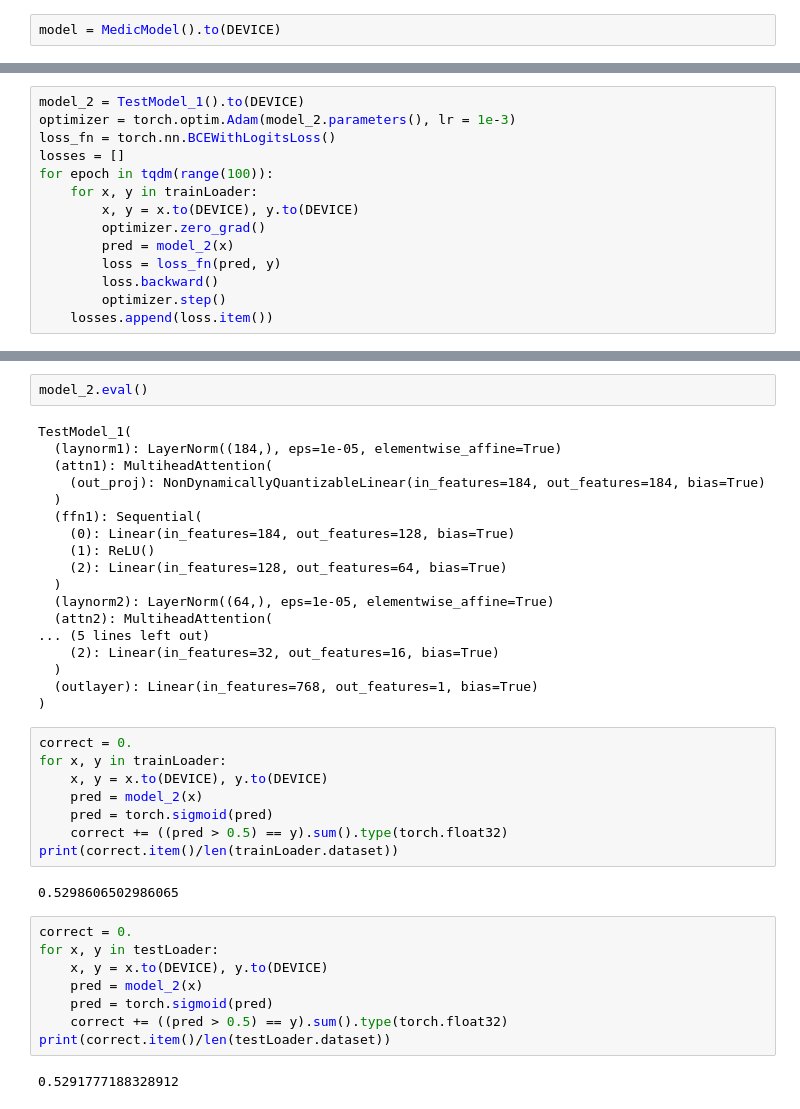
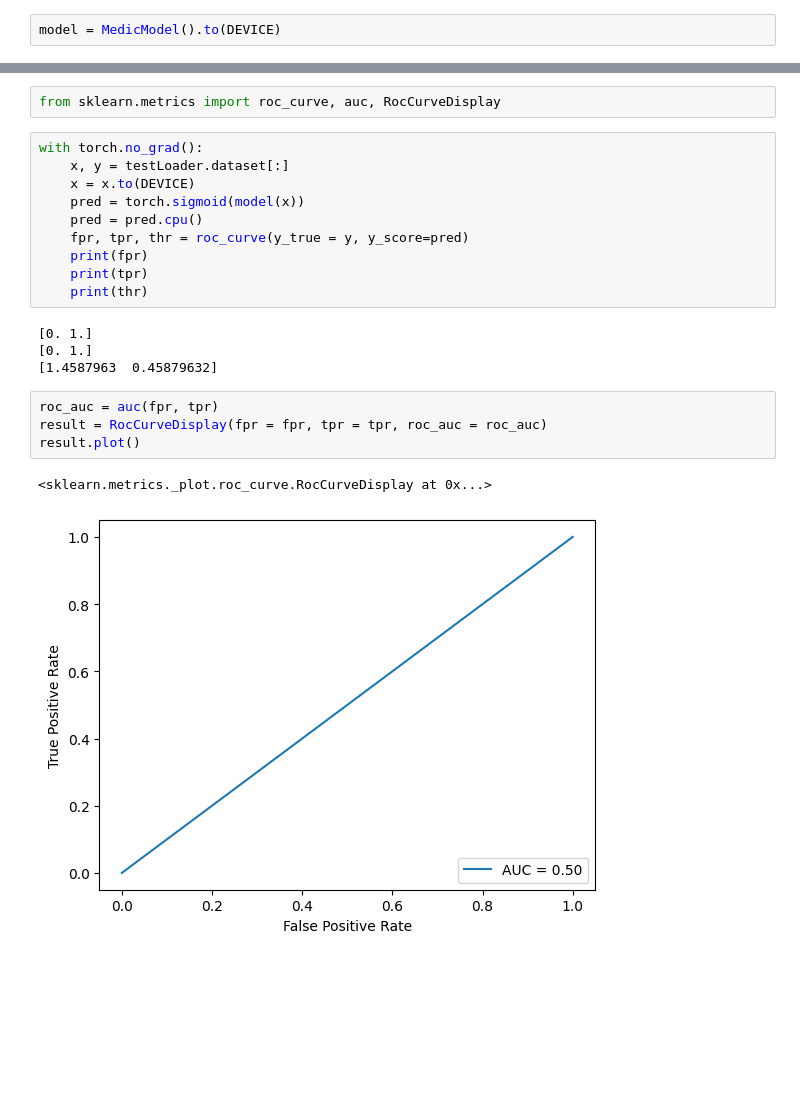
Before and after one commit to LanZBoY/torchPlayGround, a Jupyter notebook: medic/RNNforMedic.ipynb, the cells around one changed output, grey strips where cells are left out. Cells and saved outputs as stored; diff of their text form; blank space fills up the shorter version.

```diff
--- a/medic/RNNforMedic.ipynb
+++ b/medic/RNNforMedic.ipynb
@@ -170,14 +128,0 @@ class TestModel_1(torch.nn.Module):
-# %%
-model_2 = TestModel_1().to(DEVICE)
-optimizer = torch.optim.Adam(model_2.parameters(), lr = 1e-3)
-loss_fn = torch.nn.BCEWithLogitsLoss()
-losses = []
-for epoch in tqdm(range(100)):
-    for x, y in trainLoader:
-        x, y = x.to(DEVICE), y.to(DEVICE)
-        optimizer.zero_grad()
-        pred = model_2(x)
-        loss = loss_fn(pred, y)
-        loss.backward()
-        optimizer.step()
-    losses.append(loss.item())
@@ -189,40 +129,23 @@ plt.plot(losses)
-# %%
-model_2.eval()
-# %% [output]
-TestModel_1(
-  (laynorm1): LayerNorm((184,), eps=1e-05, elementwise_affine=True)
-  (attn1): MultiheadAttention(
-    (out_proj): NonDynamicallyQuantizableLinear(in_features=184, out_features=184, bias=True)
-  )
-  (ffn1): Sequential(
-    (0): Linear(in_features=184, out_features=128, bias=True)
-    (1): ReLU()
-    (2): Linear(in_features=128, out_features=64, bias=True)
-  )
-  (laynorm2): LayerNorm((64,), eps=1e-05, elementwise_affine=True)
-  (attn2): MultiheadAttention(
-... (5 lines left out)
-    (2): Linear(in_features=32, out_features=16, bias=True)
-  )
-  (outlayer): Linear(in_features=768, out_features=1, bias=True)
-)
-# %%
-correct = 0.
-for x, y in trainLoader:
-    x, y = x.to(DEVICE), y.to(DEVICE)
-    pred = model_2(x)
-    pred = torch.sigmoid(pred)
-    correct += ((pred > 0.5) == y).sum().type(torch.float32)
-print(correct.item()/len(trainLoader.dataset))
-# %% [output]
-0.5298606502986065
-# %%
-correct = 0.
-for x, y in testLoader:
-    x, y = x.to(DEVICE), y.to(DEVICE)
-    pred = model_2(x)
-    pred = torch.sigmoid(pred)
-    correct += ((pred > 0.5) == y).sum().type(torch.float32)
-print(correct.item()/len(testLoader.dataset))
-# %% [output]
-0.5291777188328912
+# %%
+from sklearn.metrics import roc_curve, auc, RocCurveDisplay
+# %%
+with torch.no_grad():
+    x, y = testLoader.dataset[:]
+    x = x.to(DEVICE)
+    pred = torch.sigmoid(model(x))
+    pred = pred.cpu()
+    fpr, tpr, thr = roc_curve(y_true = y, y_score=pred)
+    print(fpr)
+    print(tpr)
+    print(thr)
+# %% [output]
+[0. 1.]
+[0. 1.]
+[1.4587963  0.45879632]
+# %%
+roc_auc = auc(fpr, tpr)
+result = RocCurveDisplay(fpr = fpr, tpr = tpr, roc_auc = roc_auc)
+result.plot()
+# %% [output]
+<sklearn.metrics._plot.roc_curve.RocCurveDisplay at 0x...>
+[figure, added]
```
Also changed, not shown: parts of 12 cells of this notebook, 1 other file.
